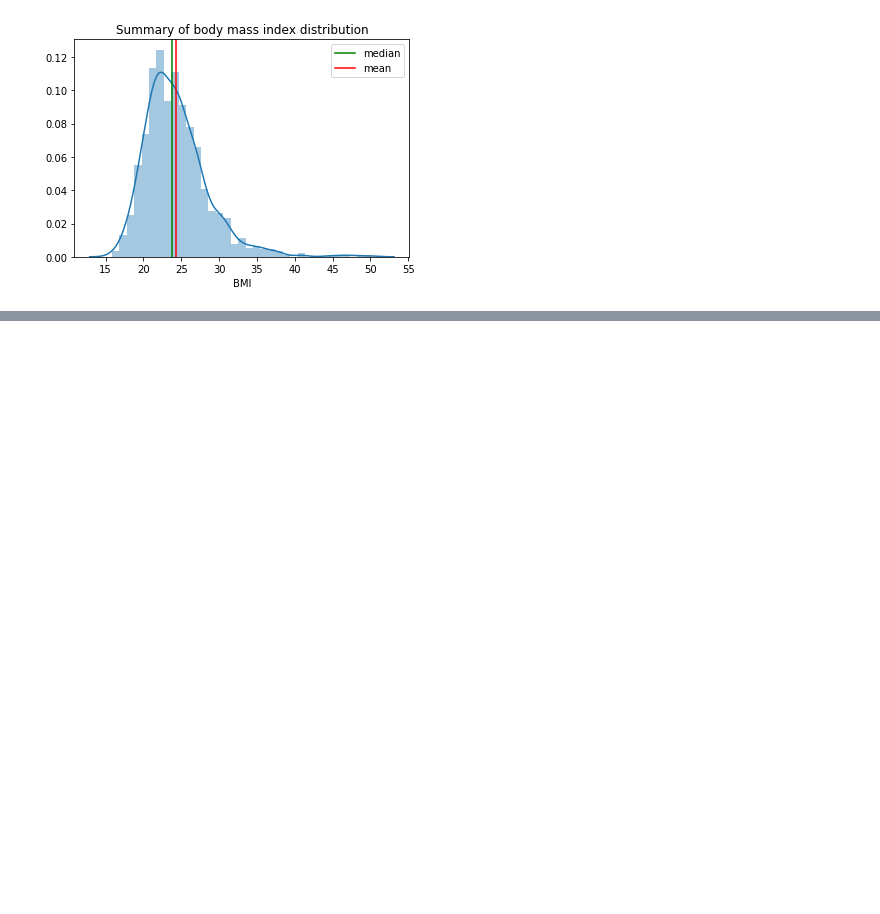
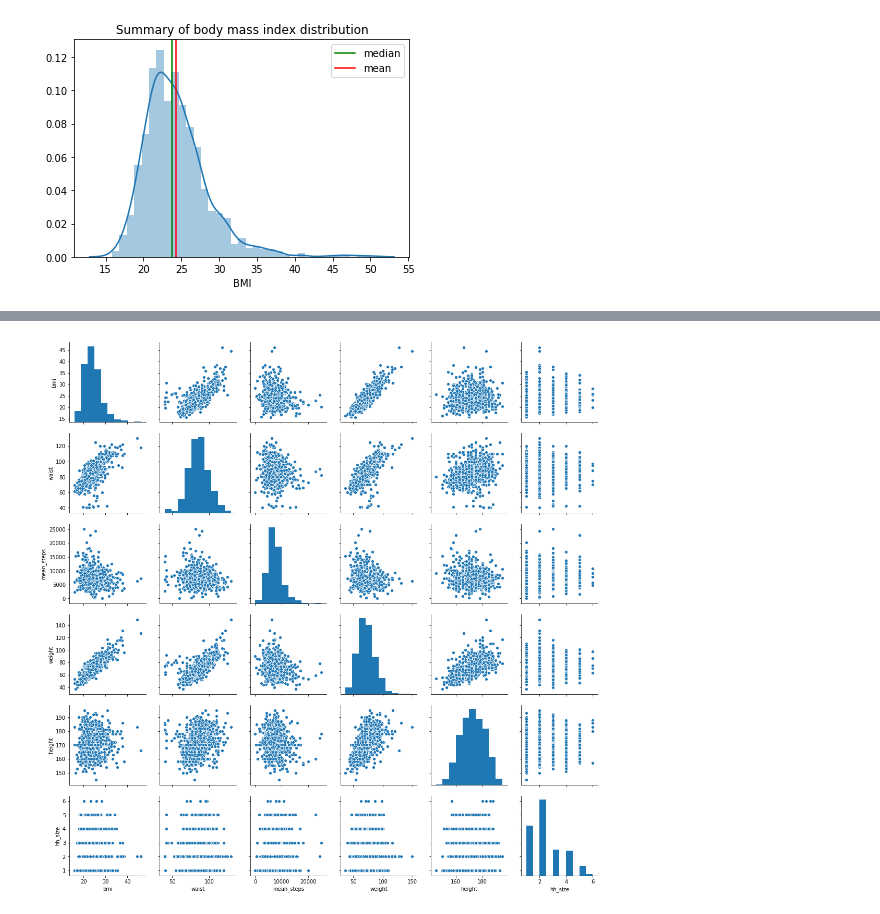
Before and after one commit to JahouNyan/DDL_Ex, a Jupyter notebook: Assignments/Assignment_1/Assignment_1.ipynb, the cells around one changed output, grey strips where cells are left out. Saved outputs shown, nothing was run; the diff lists cells and outputs as text; code cells hidden in the pictures; blank space fills up the shorter version.

```diff
--- a/Assignments/Assignment_1/Assignment_1.ipynb
+++ b/Assignments/Assignment_1/Assignment_1.ipynb
@@ -173,2 +224,8 @@ Lowest BMI: 15.826092149661081
 The BMI distribution is positively skewed or right skewed due to the long tail on the right side of the histogram. In addition, the mean is greater than the median, which is typical for right skewed data. Most of the outliers, as seen in the violin plot, are on the higher end of the BMI scale, with 51.2 as the highest recorded BMI.
 From the box plot we see that 50% of the population have a BMI between 21 and 26. Most of the outliers are values above 34 which are outside the whiskers of the box plot. Scientifically speaking, the higher the BMI, the more overweight the subject is. Given that the research was to study exercise habits, perhaps those with a high BMI were deliberatly chosen because they might have more motivation to use the fitbit. For this reason all the outliers were left in the data set.
+# %%
+#The relation of mean steps per participant with at least 2 other quantitative variables(e.g. weight, height).
+#first recall the earlier dataframe steps_n whcich was used to calculate mean per day (steps_n)
+steps_n['mean'] = steps_n.mean(axis=1)  #axis = 1, to calculate mean for each row
+df["mean_steps"] = steps_n["mean"]  #adding the mean column to merged dataframe
+df.head(5)
@@ -174,0 +240,5 @@ From the box plot we see that 50% of the population have a BMI between 21 and 26
+# %%
+#creating a subset with 2 other quantitative variables and using pairplots the investigate realtionships
+steps_relate = df[["bmi", "waist", "weight", "height", "hh_size", "mean_steps"]]
+steps_relate = steps_relate.dropna()  #to drop null values froom the data frame
+steps_relate.head()
@@ -174,0 +252,5 @@ From the box plot we see that 50% of the population have a BMI between 21 and 26
+# %%
+sns.pairplot(steps_relate)
+plt.show()
+# %% [output]
+[figure, added]
```
Also changed, not shown: parts of 23 cells of this notebook, 2 other files.
